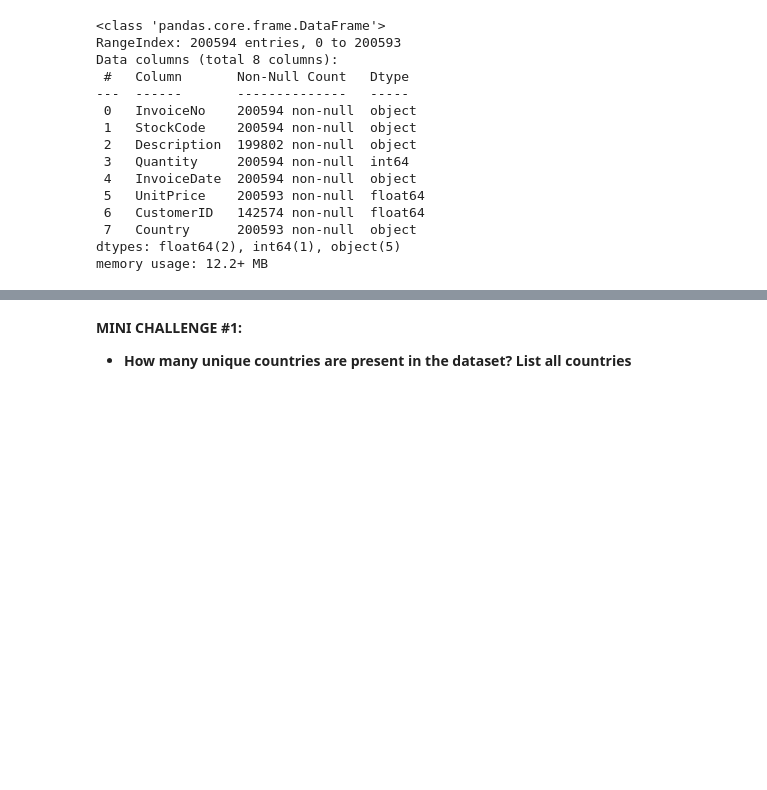
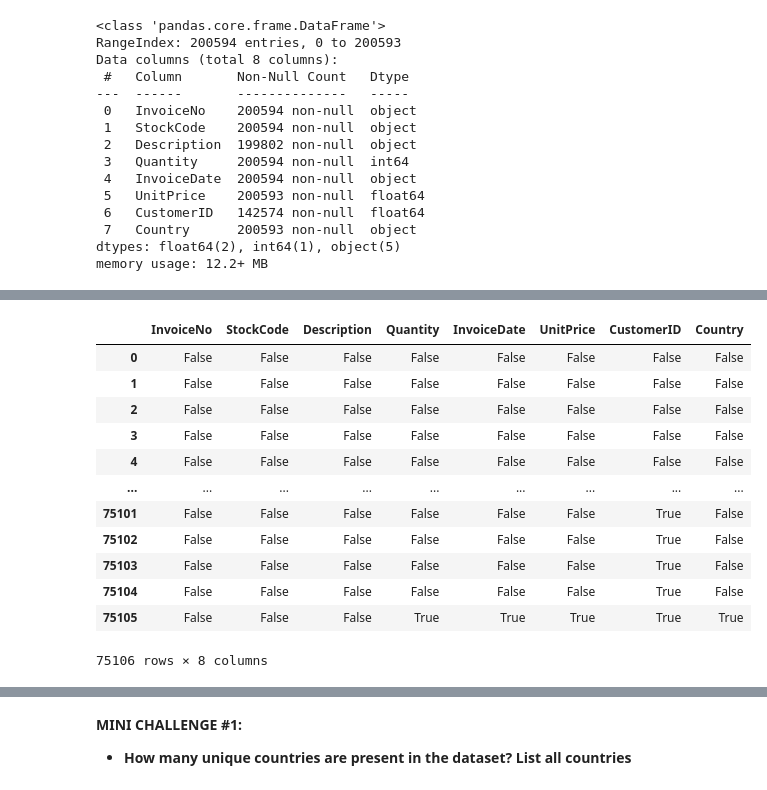
Before and after one commit to bryanoconnell01/Colab-for-Udemy, a Jupyter notebook: Pandas_MultiIndexing_&_Groupby_Skeleton.ipynb, the cells around one changed output, grey strips where cells are left out. Saved outputs shown, nothing was run; the diff lists cells and outputs as text; code cells hidden in the pictures; blank space fills up the shorter version.

```diff
--- a/Pandas_MultiIndexing_&_Groupby_Skeleton.ipynb
+++ b/Pandas_MultiIndexing_&_Groupby_Skeleton.ipynb
@@ -83,4 +85,5 @@ sales_df.tail(10)   # loks like not all the lines were written
 # %%
 # Convert Invoice date to datetime format
+sales_df['InvoiceDate'] = pd.to_datetime(sales_df['InvoiceDate'])
 # %%
 # Check datatype again to confirm!
@@ -87,2 +107,17 @@ sales_df.tail(10)   # loks like not all the lines were written
 # %%
 # Check the number of Null values in the data
+sales_df.isnull()
+# %% [output]
+|  | InvoiceNo | StockCode | Description | Quantity | InvoiceDate | UnitPrice | CustomerID | Country |
+| 0 | False | False | False | False | False | False | False | False |
+| 1 | False | False | False | False | False | False | False | False |
+| 2 | False | False | False | False | False | False | False | False |
+| 3 | False | False | False | False | False | False | False | False |
+| 4 | False | False | False | False | False | False | False | False |
+| ... | ... | ... | ... | ... | ... | ... | ... | ... |
+| 75101 | False | False | False | False | False | False | True | False |
+| 75102 | False | False | False | False | False | False | True | False |
+| 75103 | False | False | False | False | False | False | True | False |
+| 75104 | False | False | False | False | False | False | True | False |
+| 75105 | False | False | False | True | True | True | True | True |
+75106 rows × 8 columns
```
Also changed, not shown: parts of 17 cells of this notebook.
